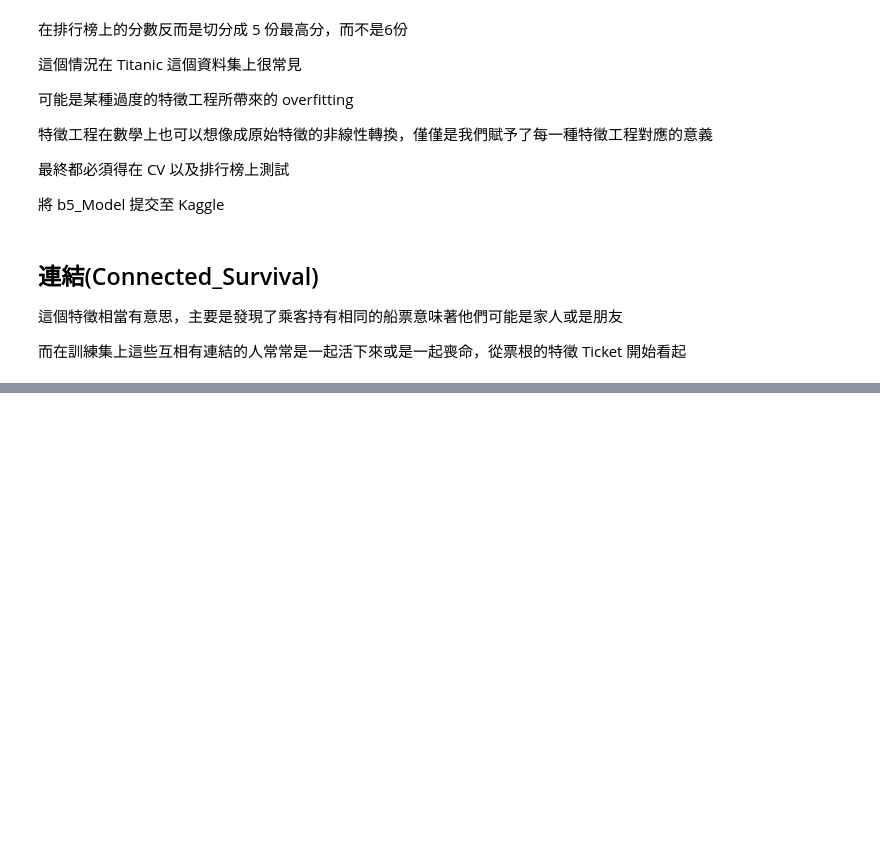
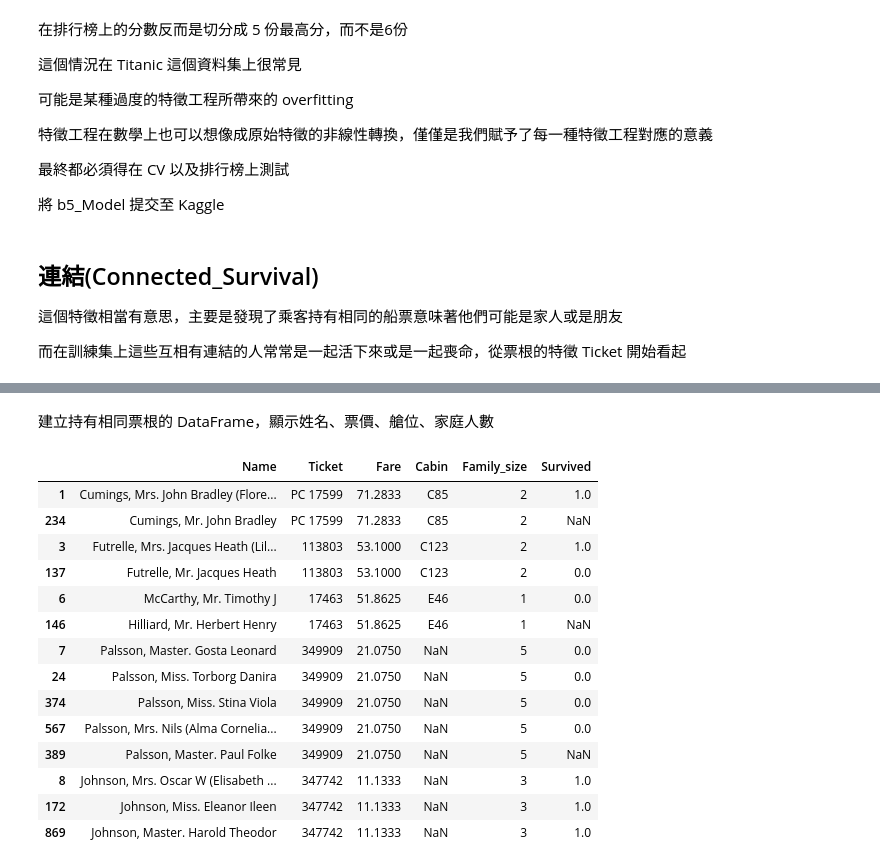
Before and after one commit to myps6415/Data-Analysis-Project, a Jupyter notebook: Kaggle/Titanic/Titanic.ipynb, the cells around one changed output, grey strips where cells are left out. Drawn from its saved outputs; the diff is of its cells as text; code cells hidden in the pictures; blank space fills up the shorter version.

```diff
--- a/Kaggle/Titanic/Titanic.ipynb
+++ b/Kaggle/Titanic/Titanic.ipynb
@@ -321,0 +339,29 @@ Name: Ticket, dtype: object
+# %%
+# Family_size
+data_df['Family_size'] = data_df['SibSp'] + data_df['Parch'] + 1
+# %% [markdown]
+建立持有相同票根的 DataFrame，顯示姓名、票價、艙位、家庭人數
+# %%
+deplicate_ticket = []
+for tk in data_df.Ticket.unique():
+    tem = data_df.loc[data_df.Ticket == tk, 'Fare']
+    if tem.count() > 1:
+        deplicate_ticket.append(data_df.loc[data_df.Ticket == tk, ['Name', 'Ticket', 'Fare', 'Cabin', 'Family_size', 'Survived']])
+deplicate_ticket = pd.concat(deplicate_ticket)
+deplicate_ticket.head(14)
+# %% [output]
+|  | Name | Ticket | Fare | Cabin | Family_size | Survived |
+| 1 | Cumings, Mrs. John Bradley (Flore... | PC 17599 | 71.2833 | C85 | 2 | 1.0 |
+| 234 | Cumings, Mr. John Bradley | PC 17599 | 71.2833 | C85 | 2 | NaN |
+| 3 | Futrelle, Mrs. Jacques Heath (Lil... | 113803 | 53.1000 | C123 | 2 | 1.0 |
+| 137 | Futrelle, Mr. Jacques Heath | 113803 | 53.1000 | C123 | 2 | 0.0 |
+| 6 | McCarthy, Mr. Timothy J | 17463 | 51.8625 | E46 | 1 | 0.0 |
+| 146 | Hilliard, Mr. Herbert Henry | 17463 | 51.8625 | E46 | 1 | NaN |
+| 7 | Palsson, Master. Gosta Leonard | 349909 | 21.0750 | NaN | 5 | 0.0 |
+| 24 | Palsson, Miss. Torborg Danira | 349909 | 21.0750 | NaN | 5 | 0.0 |
+| 374 | Palsson, Miss. Stina Viola | 349909 | 21.0750 | NaN | 5 | 0.0 |
+| 567 | Palsson, Mrs. Nils (Alma Cornelia... | 349909 | 21.0750 | NaN | 5 | 0.0 |
+| 389 | Palsson, Master. Paul Folke | 349909 | 21.0750 | NaN | 5 | NaN |
+| 8 | Johnson, Mrs. Oscar W (Elisabeth ... | 347742 | 11.1333 | NaN | 3 | 1.0 |
+| 172 | Johnson, Miss. Eleanor Ileen | 347742 | 11.1333 | NaN | 3 | 1.0 |
+| 869 | Johnson, Master. Harold Theodor | 347742 | 11.1333 | NaN | 3 | 1.0 |
```
Also changed, not shown: parts of 7 cells of this notebook, 1 other file.
